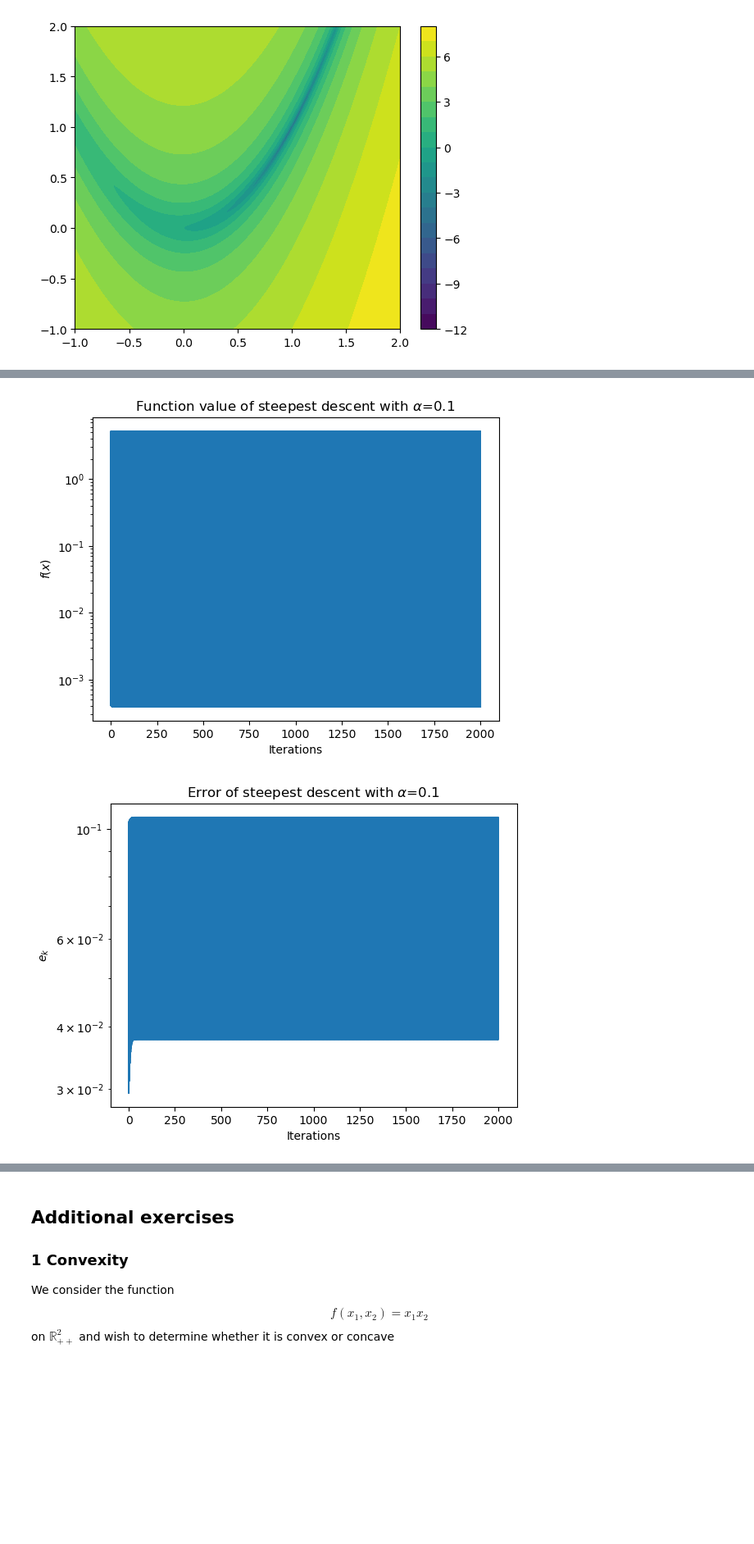
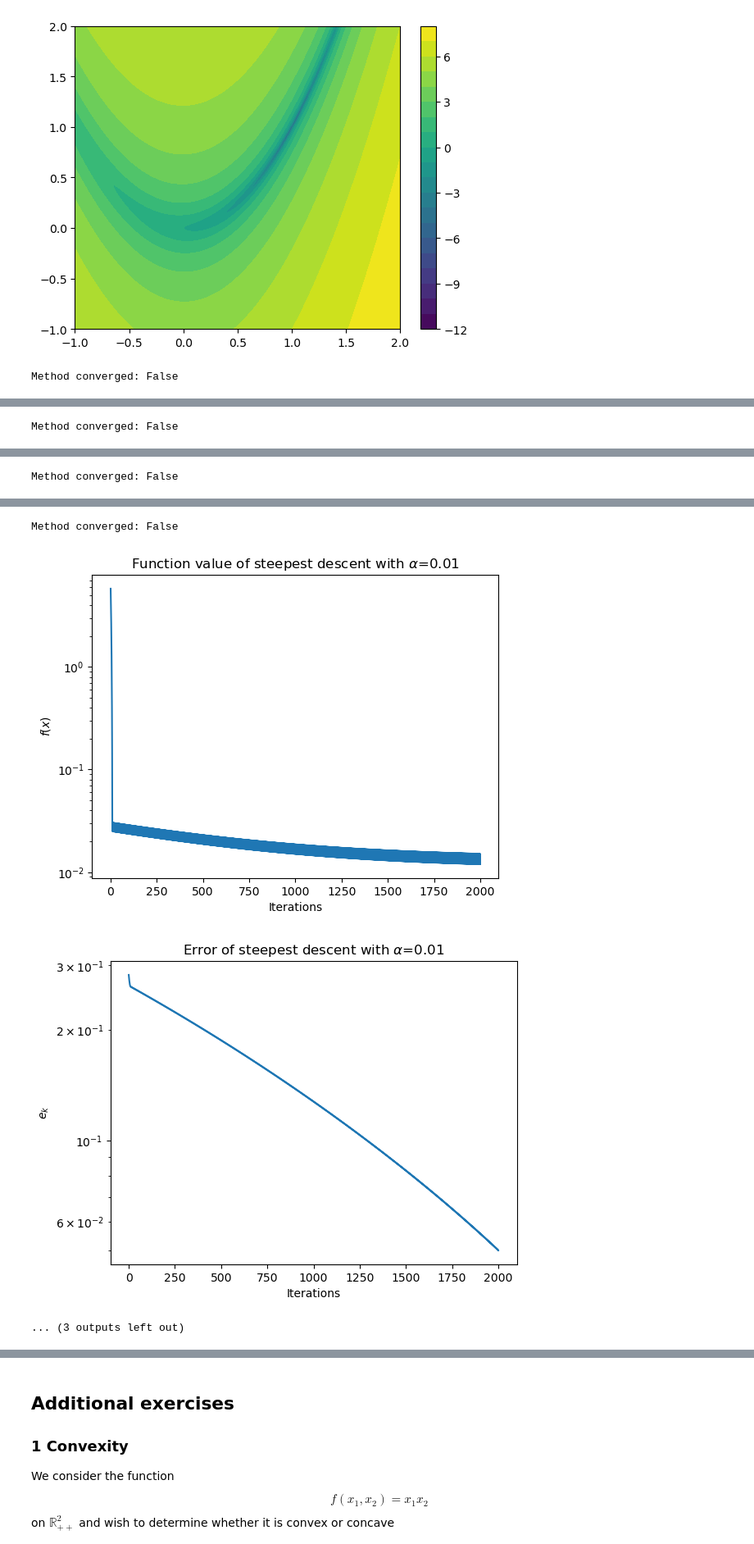
Before and after one commit to Tolsager/opt_hw1, a Jupyter notebook: rasmus.ipynb, the cells around one changed output, grey strips where cells are left out. Shown: that part at 82% size. Saved outputs shown, nothing was run; the diff lists cells and outputs as text; code cells hidden in the pictures; blank space fills up the shorter version.

```diff
--- a/rasmus.ipynb
+++ b/rasmus.ipynb
@@ -68,7 +68,7 @@ def steepest_descent(step_size: float, func: Callable, x0: Union[np.array, float
 
         f, df, _ = func(x)
 
-        stats["converged"] = np.linalg.norm(df, ord=float("inf")) <= kwargs["tol"]
+        stats["converged"] = np.linalg.norm(df, ord=np.inf) <= kwargs["tol"]
         stats["function_calls"] += 1
 
         stats["e"].append(np.linalg.norm(x-x_star))
@@ -78,11 +78,13 @@ def steepest_descent(step_size: float, func: Callable, x0: Union[np.array, float
 
     return x, stats
 
-x0 = np.array([1.2, 1.2])
+
 tol = 1e-10
-step_sizes = [0.001, 0.01, 0.05, 0.1]
+step_sizes = [0.0001, 0.001, 0.005, 0.01, 0.1]
 for step_size in step_sizes:
+    x0 = np.array([1.2, 1.2])
     x, stats = steepest_descent(step_size, rosenbrock, x0, tol=tol, max_iter=2000)
+    print(f"Method converged: {stats['converged']}")
     plt.semilogy(range(stats["iterations"]+1), stats["F"])
     plt.title(fr"Function value of steepest descent with $\alpha$={step_size}")
     plt.ylabel("$f(x)$")
@@ -98,3 +100,4 @@ for step_size in step_sizes:
     plt.show()
     plt.close()
 # %% [output]
+Method converged: False
@@ -102,0 +106 @@ for step_size in step_sizes:
+Method converged: False
@@ -104,0 +109 @@ for step_size in step_sizes:
+Method converged: False
@@ -107,2 +112,4 @@ for step_size in step_sizes:
+Method converged: False
-[figure, old version]
+[figure, new version]
-[figure, old version]
+[figure, new version]
+... (3 outputs left out)
```
Also changed, not shown: parts of 3 cells of this notebook.
